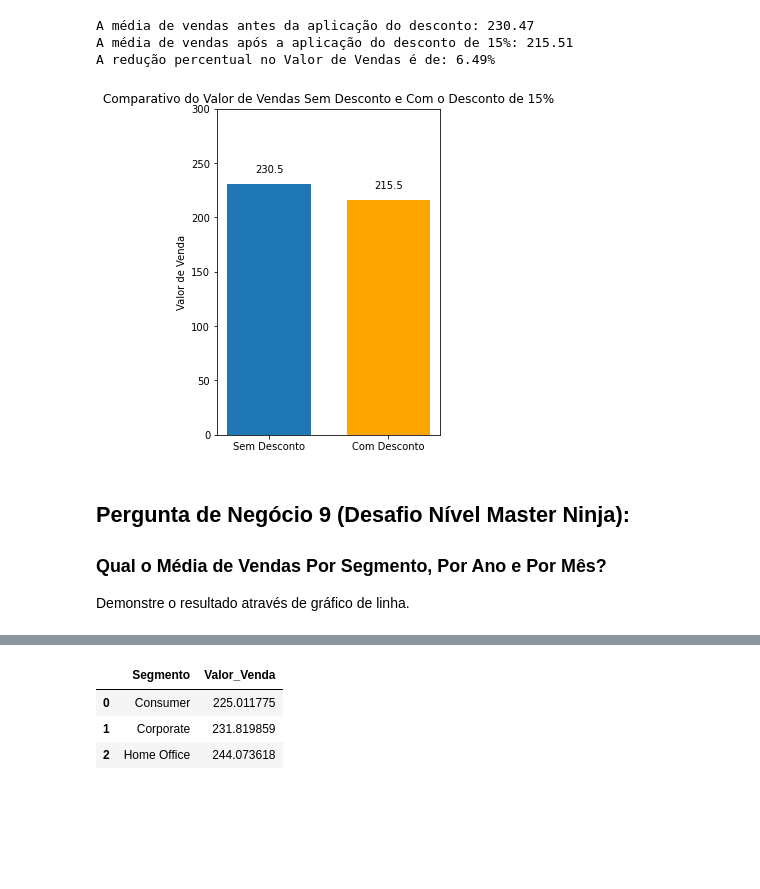
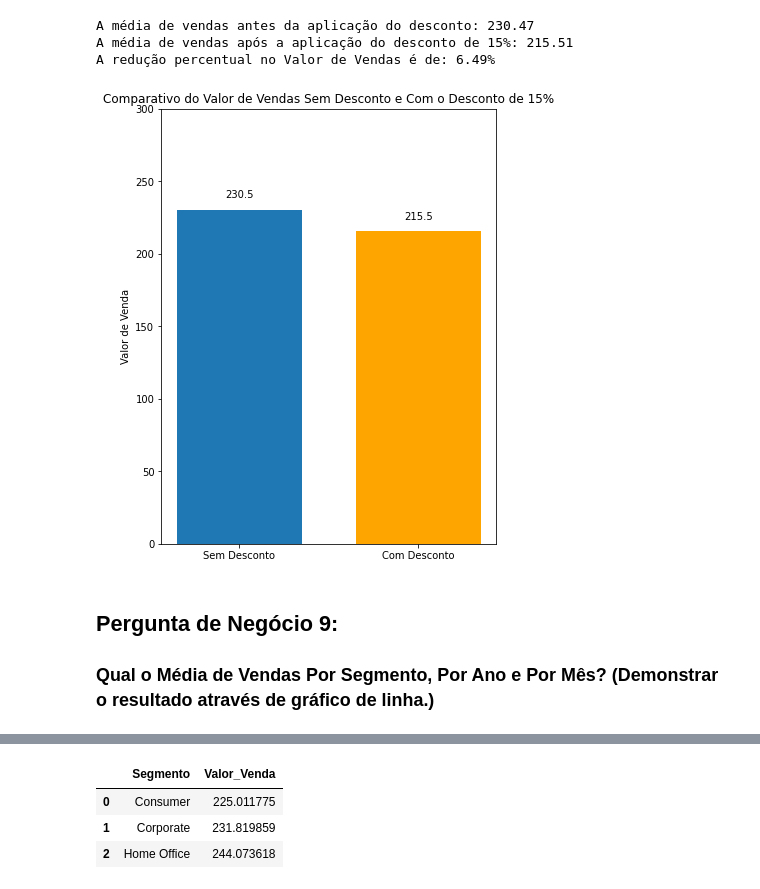
Before and after one commit to nettorobson/jupyter_varejo, a Jupyter notebook: projeto-varejo.ipynb, the cells around one changed output, grey strips where cells are left out. Cells and saved outputs as stored; diff of their text form; code cells hidden in the pictures; blank space fills up the shorter version.

```diff
--- a/projeto-varejo.ipynb
+++ b/projeto-varejo.ipynb
@@ -385,0 +391,21 @@ plt.show()
+# %%
+x = np.arange(len(trimestrais))  # Identificação dos Rótulos (Eixo X)
+multiplier = 0
+
+fig, ax = plt.subplots(layout='constrained', figsize=(14, 6))
+
+for i, year in enumerate(years):
+    measurement = [trimestrais[key][i] for key in trimestrais.keys()]
+    ax.plot(x, measurement, label=year, color=bar_colors[multiplier])
+    ax.scatter(x, measurement, color=bar_colors[multiplier])
+    multiplier += 1
+
+# Ajuste dos eixos e legenda
+ax.set_ylabel('Valor de Venda')
+ax.set_title('Desempenho anual de vendas, agrupados por trimestre', fontweight='bold')
+ax.set_xticks(x)
+ax.set_xticklabels(trimestrais.keys())
+ax.legend(loc='upper left', title='Ano')
+ax.set_ylim(0, 300000)
+
+plt.show()
@@ -916,39 +926,36 @@ A média de vendas antes da aplicação do desconto: 230.47
 A média de vendas após a aplicação do desconto de 15%: 215.51
 A redução percentual no Valor de Vendas é de: 6.49%
 # %%
-# Pode-se ainda retornar de forma gráfica, se for o caso, indicando esse decremento do Valor de Venda:
-fig, ax = plt.subplots(figsize=(4,6))
+# Pode-se ainda retornar de forma gráfica, se for oportuno, indicando esse decremento do Valor de Venda:
+# O plot a seguir, por exemplo, ressalta a proporção do desconto diante do volume total de vendas.
+fig, ax = plt.subplots(figsize=(6,8))
 
 sim = ["Sem Desconto", "Com Desconto"]
 sells_sim = [media_geral, media_15]
 width = 0.7
 bar_colors_sim = ['tab:blue', 'orange']
 
 #bars = ax.bar(sim, sells_sim, width = 0.7, color=bar_colors_sim)
 bars = ax.bar(np.arange(len(sim)), sells_sim, width, color=bar_colors_sim)
 
-
 # Adicionando rótulo das barras
 for bar in bars:
     height = bar.get_height()
     ax.annotate(f'{height:.1f}', xy=(bar.get_x() + bar.get_width() / 2, height),
                 xytext=(0, 10),  # offset do texto sobre a barra
                 textcoords="offset points", ha='center', va='bottom')
-
 
 ax.set_ylabel('Valor de Venda')
 ax.set_title('Comparativo do Valor de Vendas Sem Desconto e Com o Desconto de 15%')
 ax.set_xticks(np.arange(len(sim)))
 ax.set_xticklabels(sim)
 ax.set_ylim(0, 300)
 
 plt.show()
 # %% [output]
-[figure, old version]
+[figure, new version]
 # %% [markdown]
-## Pergunta de Negócio 9 (Desafio Nível Master Ninja):
+## Pergunta de Negócio 9:
 
-### Qual o Média de Vendas Por Segmento, Por Ano e Por Mês?
-
-Demonstre o resultado através de gráfico de linha.
+### Qual o Média de Vendas Por Segmento, Por Ano e Por Mês? (Demonstrar o resultado através de gráfico de linha.)
 # %%
```
Also changed, not shown: parts of 95 cells of this notebook.
